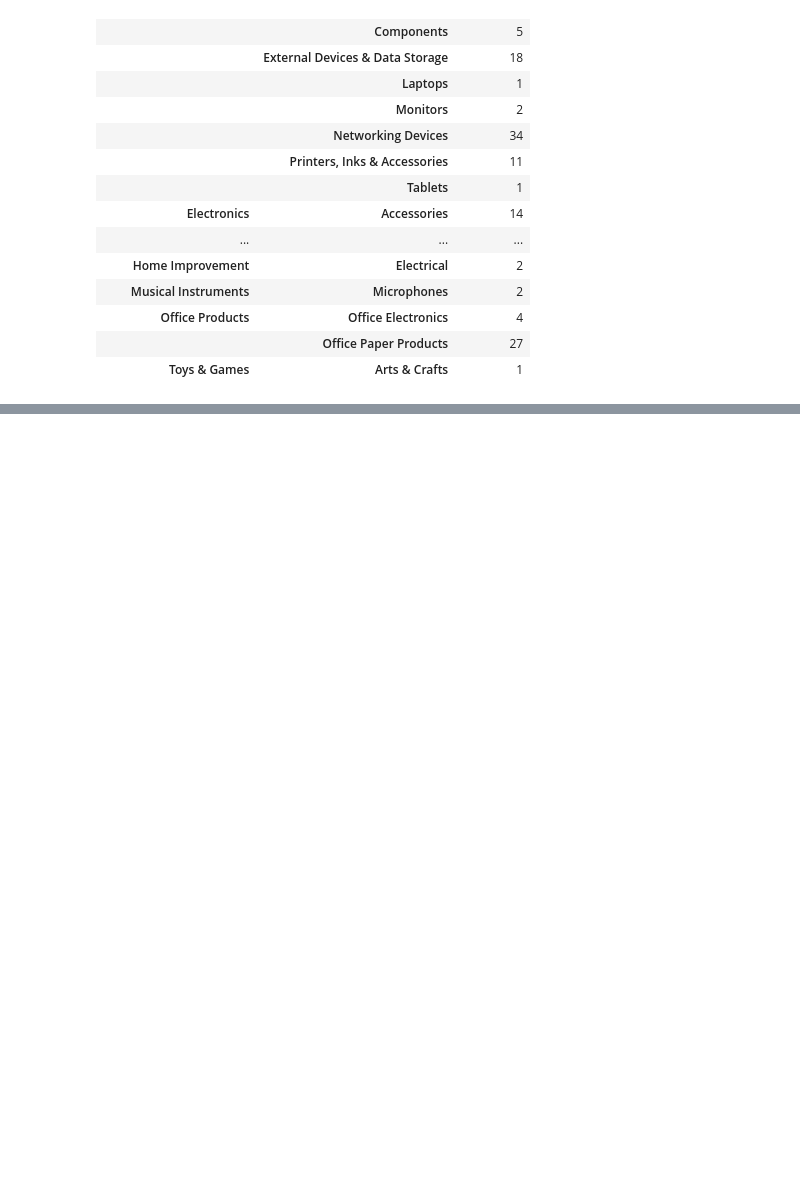
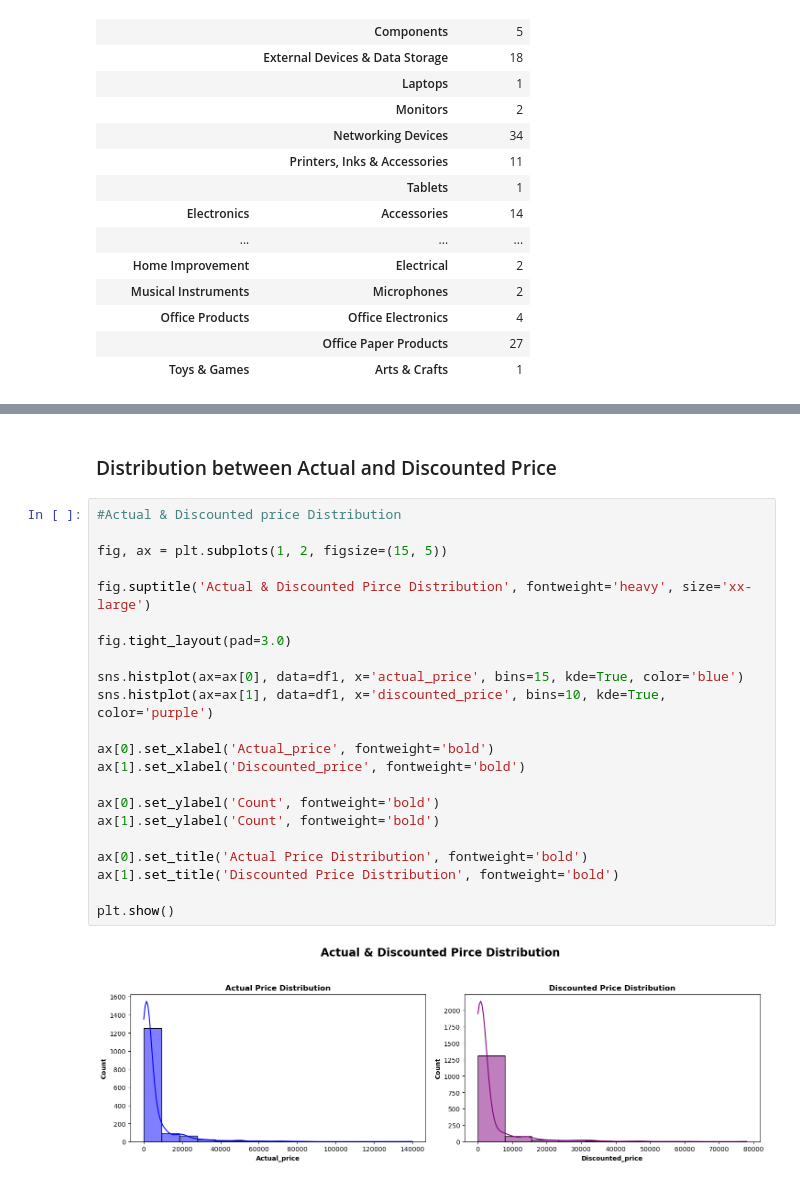
Before and after one commit to oscarappiah424/pythonCapstone, a Jupyter notebook: amazon_data2.ipynb, the cells around one changed output, grey strips where cells are left out. Cells and saved outputs as stored; diff of their text form; blank space fills up the shorter version.

```diff
--- a/amazon_data2.ipynb
+++ b/amazon_data2.ipynb
@@ -603,0 +639,26 @@ main_sub_piv
+# %% [markdown]
+### Distribution between Actual and Discounted Price
+# %%
+#Actual & Discounted price Distribution
+
+fig, ax = plt.subplots(1, 2, figsize=(15, 5))
+
+fig.suptitle('Actual & Discounted Pirce Distribution', fontweight='heavy', size='xx-large')
+
+fig.tight_layout(pad=3.0)
+
+sns.histplot(ax=ax[0], data=df1, x='actual_price', bins=15, kde=True, color='blue')
+sns.histplot(ax=ax[1], data=df1, x='discounted_price', bins=10, kde=True, color='purple')
+
+ax[0].set_xlabel('Actual_price', fontweight='bold')
+ax[1].set_xlabel('Discounted_price', fontweight='bold')
+
+ax[0].set_ylabel('Count', fontweight='bold')
+ax[1].set_ylabel('Count', fontweight='bold')
+
+ax[0].set_title('Actual Price Distribution', fontweight='bold')
+ax[1].set_title('Discounted Price Distribution', fontweight='bold')
+
+plt.show()
+# %% [output]
+[figure, added]
```
Also changed, not shown: parts of 14 cells of this notebook.
